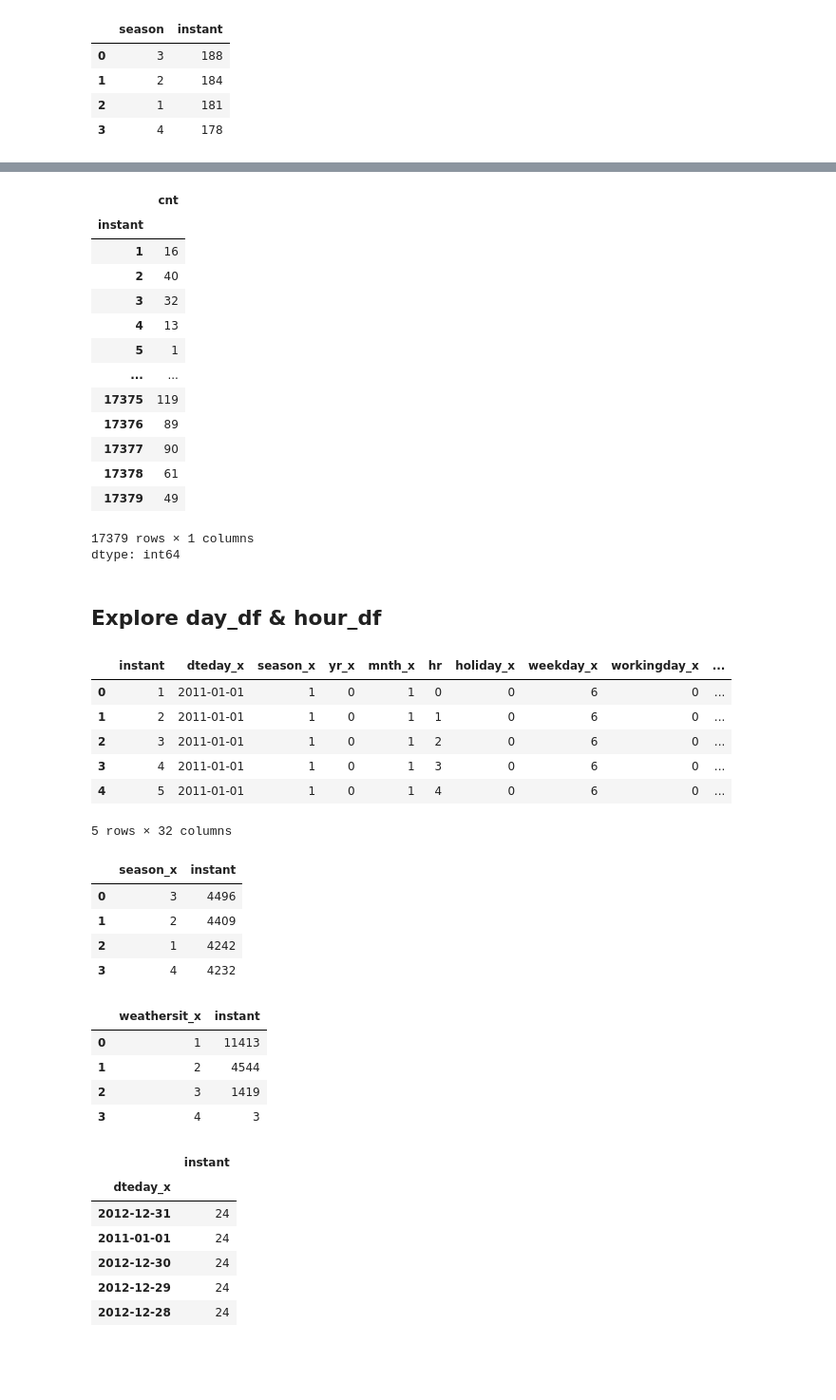
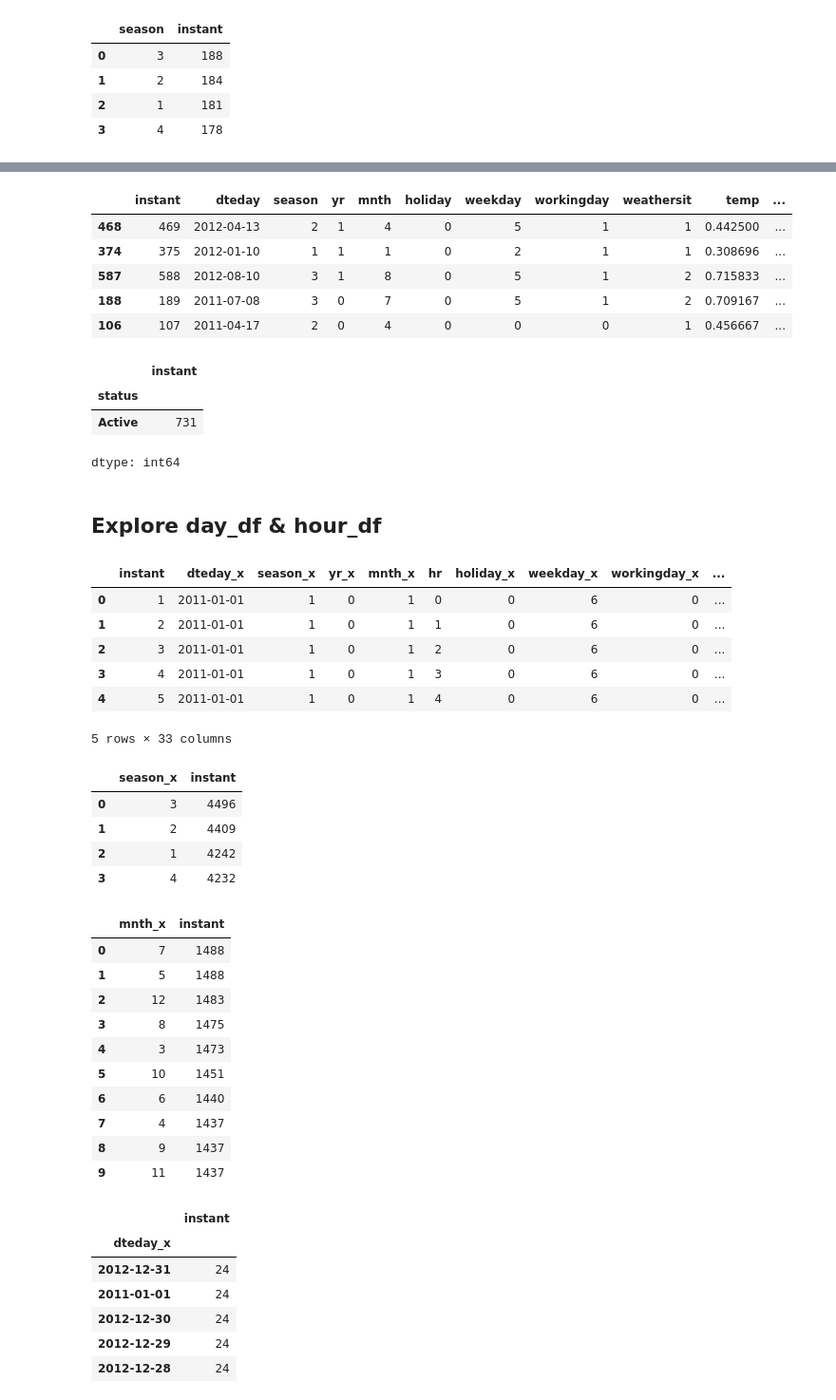
Before and after one commit to rifkurniawan-dev/projek_arif, a Jupyter notebook: Proyek_Analisis_Data_Arif.ipynb, the cells around one changed output, grey strips where cells are left out. Shown: that part at 95% size. Saved outputs shown, nothing was run; the diff lists cells and outputs as text; code cells hidden in the pictures; blank space fills up the shorter version.

```diff
--- a/Proyek_Analisis_Data_Arif.ipynb
+++ b/Proyek_Analisis_Data_Arif.ipynb
@@ -418,20 +436,20 @@ hour_df.head()
+# %%
+instant_in_orders_df =  hour_df.instant
+day_df["status"] = day_df["instant"].apply(lambda x: "Active" if x in instant_in_orders_df else "Non Active") # Changed instant_in_hour_df to instant_in_orders_df
+day_df.sample(5)
+# %% [output]
+|  | instant | dteday | season | yr | mnth | holiday | weekday | workingday | weathersit | temp | ... |
+| 468 | 469 | 2012-04-13 | 2 | 1 | 4 | 0 | 5 | 1 | 1 | 0.442500 | ... |
+| 374 | 375 | 2012-01-10 | 1 | 1 | 1 | 0 | 2 | 1 | 1 | 0.308696 | ... |
+| 587 | 588 | 2012-08-10 | 3 | 1 | 8 | 0 | 5 | 1 | 2 | 0.715833 | ... |
+| 188 | 189 | 2011-07-08 | 3 | 0 | 7 | 0 | 5 | 1 | 2 | 0.709167 | ... |
+| 106 | 107 | 2011-04-17 | 2 | 0 | 4 | 0 | 0 | 0 | 1 | 0.456667 | ... |
 # %%
-hour_df.groupby(by="instant").cnt.sum()
+day_df.groupby(by="status").instant.count()
 # %% [output]
-|  | cnt |
-| instant |  |
-| 1 | 16 |
-| 2 | 40 |
-| 3 | 32 |
-| 4 | 13 |
-| 5 | 1 |
-| ... | ... |
-| 17375 | 119 |
-| 17376 | 89 |
-| 17377 | 90 |
-| 17378 | 61 |
-| 17379 | 49 |
+|  | instant |
+| status |  |
+| Active | 731 |
-17379 rows × 1 columns
 dtype: int64
 # %% [markdown]
 ## Explore day_df & hour_df
@@ -451,7 +469,7 @@ hour_day_df.head()
 | 2 | 3 | 2011-01-01 | 1 | 0 | 1 | 2 | 0 | 6 | 0 | ... |
 | 3 | 4 | 2011-01-01 | 1 | 0 | 1 | 3 | 0 | 6 | 0 | ... |
 | 4 | 5 | 2011-01-01 | 1 | 0 | 1 | 4 | 0 | 6 | 0 | ... |
-5 rows × 32 columns
+5 rows × 33 columns
 # %%
 hour_day_df.groupby(by="season_x").instant.nunique().sort_values(ascending=False).head(10).reset_index()
 # %% [output]
@@ -461,13 +479,19 @@ hour_day_df.groupby(by="season_x").instant.nunique().sort_values(ascending=False
 | 2 | 1 | 4242 |
 | 3 | 4 | 4232 |
 # %%
-hour_day_df.groupby(by="weathersit_x").instant.nunique().sort_values(ascending=False).head(10).reset_index()
+hour_day_df.groupby(by="mnth_x").instant.nunique().sort_values(ascending=False).head(10).reset_index()
 # %% [output]
-|  | weathersit_x | instant |
-| 0 | 1 | 11413 |
-| 1 | 2 | 4544 |
-| 2 | 3 | 1419 |
-| 3 | 4 | 3 |
+|  | mnth_x | instant |
+| 0 | 7 | 1488 |
+| 1 | 5 | 1488 |
+| 2 | 12 | 1483 |
+| 3 | 8 | 1475 |
+| 4 | 3 | 1473 |
+| 5 | 10 | 1451 |
+| 6 | 6 | 1440 |
+| 7 | 4 | 1437 |
+| 8 | 9 | 1437 |
+| 9 | 11 | 1437 |
 # %%
 hour_day_df.groupby(by="dteday_x").instant.nunique().sort_values(ascending=False)
 # %% [output]
```
Also changed, not shown: parts of 12 cells of this notebook.
